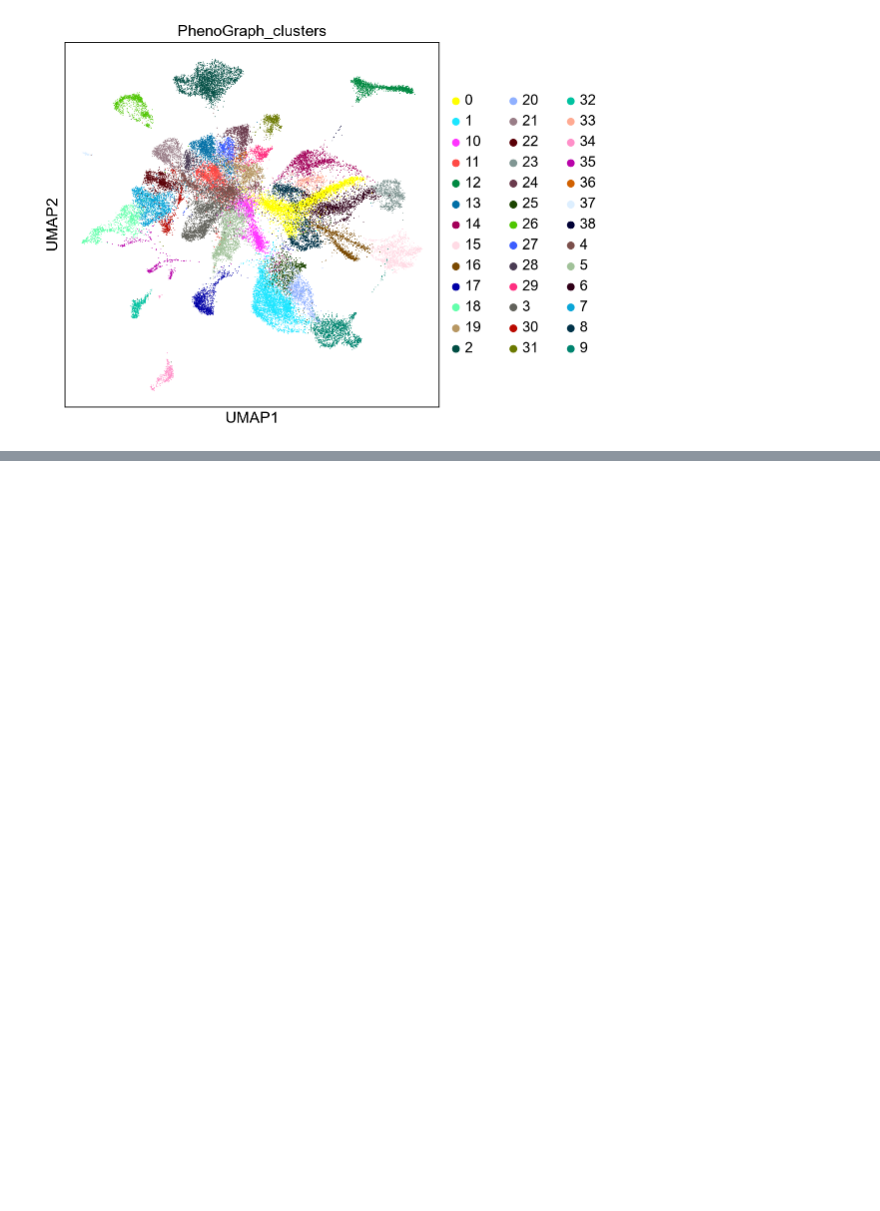
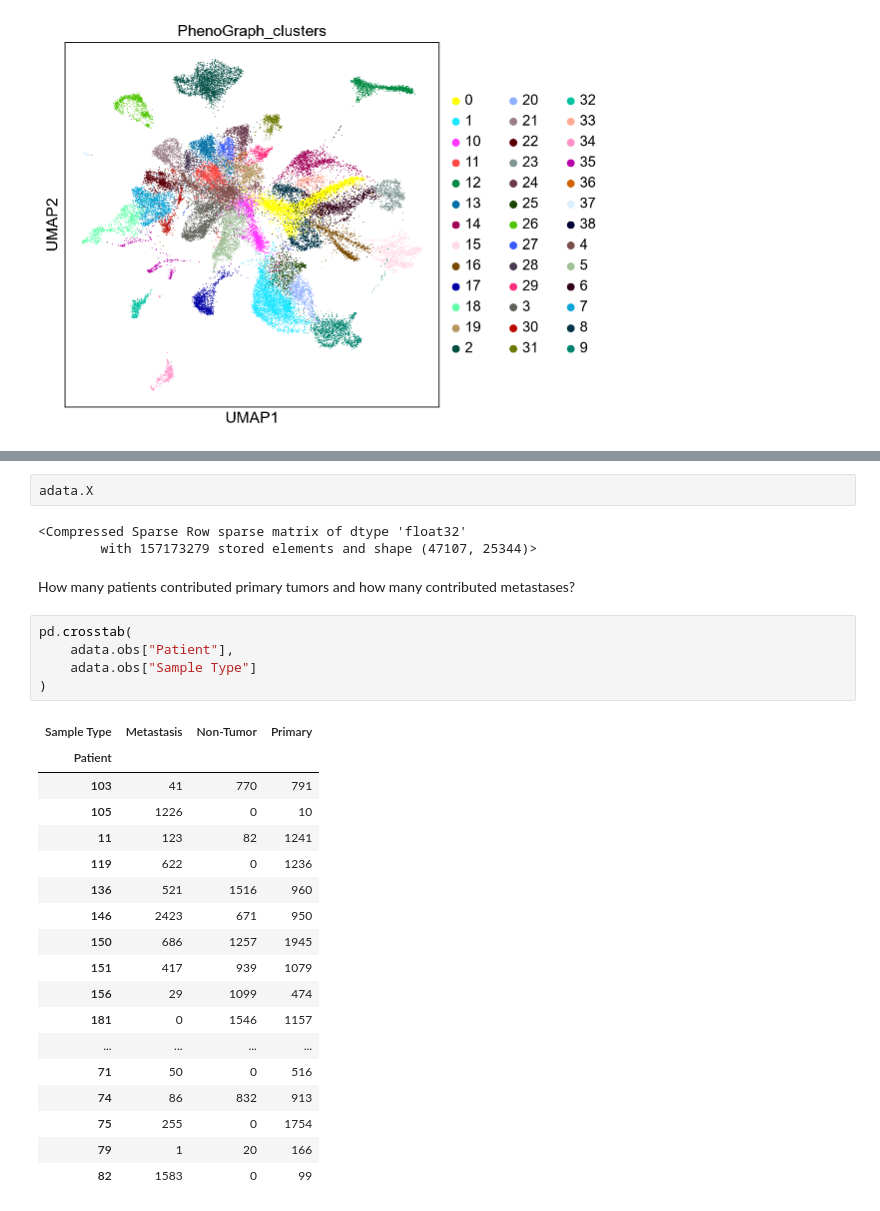
Before and after one commit to shrek2022001/Single-cell-immune-landscape-in-cancer, a Jupyter notebook: code.ipynb, the cells around one changed output, grey strips where cells are left out. Drawn from its saved outputs; the diff is of its cells as text; blank space fills up the shorter version.

```diff
--- a/code.ipynb
+++ b/code.ipynb
@@ -320,0 +430,31 @@ MemoryError: Unable to allocate 600. MiB for an array with shape (157173279,) an
+# %%
+adata.X
+# %% [output]
+<Compressed Sparse Row sparse matrix of dtype 'float32'
+        with 157173279 stored elements and shape (47107, 25344)>
+# %% [markdown]
+How many patients contributed primary tumors and how many contributed metastases?
+# %%
+pd.crosstab(
+    adata.obs["Patient"],
+    adata.obs["Sample Type"]
+)
+# %% [output]
+| Sample Type | Metastasis | Non-Tumor | Primary |
+| Patient |  |  |  |
+| 103 | 41 | 770 | 791 |
+| 105 | 1226 | 0 | 10 |
+| 11 | 123 | 82 | 1241 |
+| 119 | 622 | 0 | 1236 |
+| 136 | 521 | 1516 | 960 |
+| 146 | 2423 | 671 | 950 |
+| 150 | 686 | 1257 | 1945 |
+| 151 | 417 | 939 | 1079 |
+| 156 | 29 | 1099 | 474 |
+| 181 | 0 | 1546 | 1157 |
+| ... | ... | ... | ... |
+| 71 | 50 | 0 | 516 |
+| 74 | 86 | 832 | 913 |
+| 75 | 255 | 0 | 1754 |
+| 79 | 1 | 20 | 166 |
+| 82 | 1583 | 0 | 99 |
```
Also changed, not shown: parts of 23 cells of this notebook.
